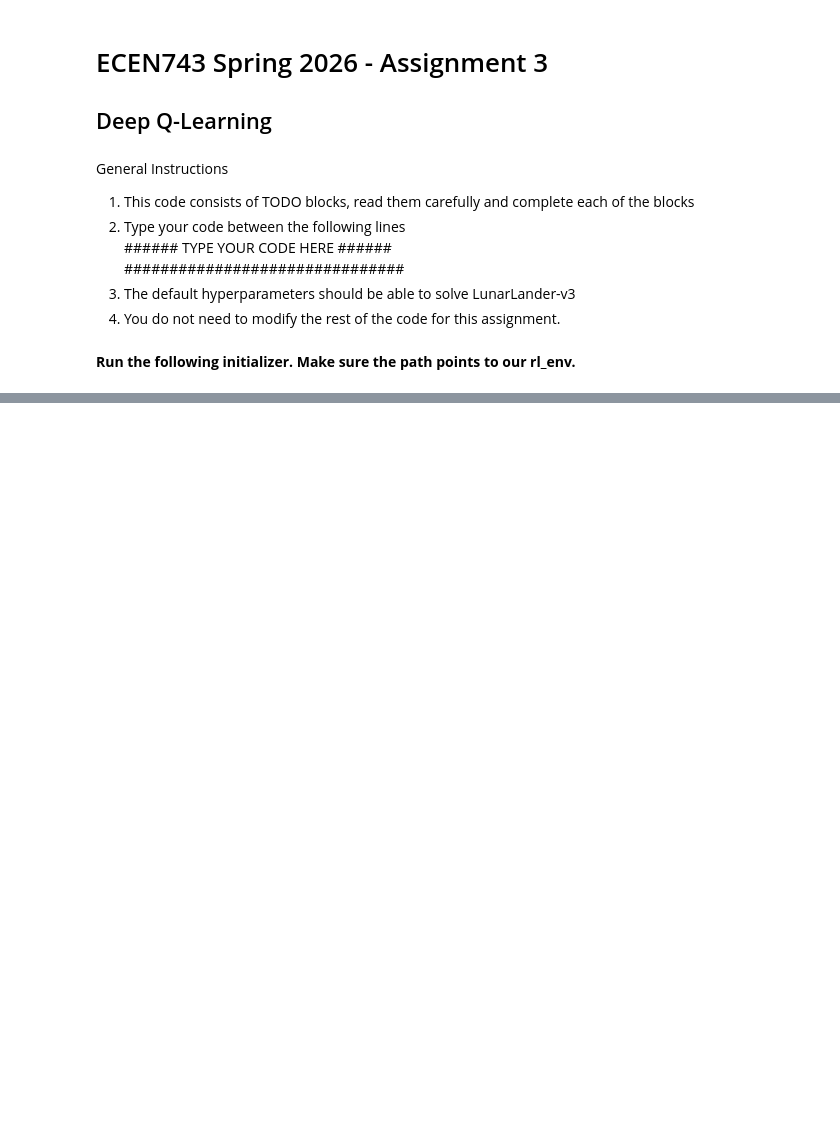
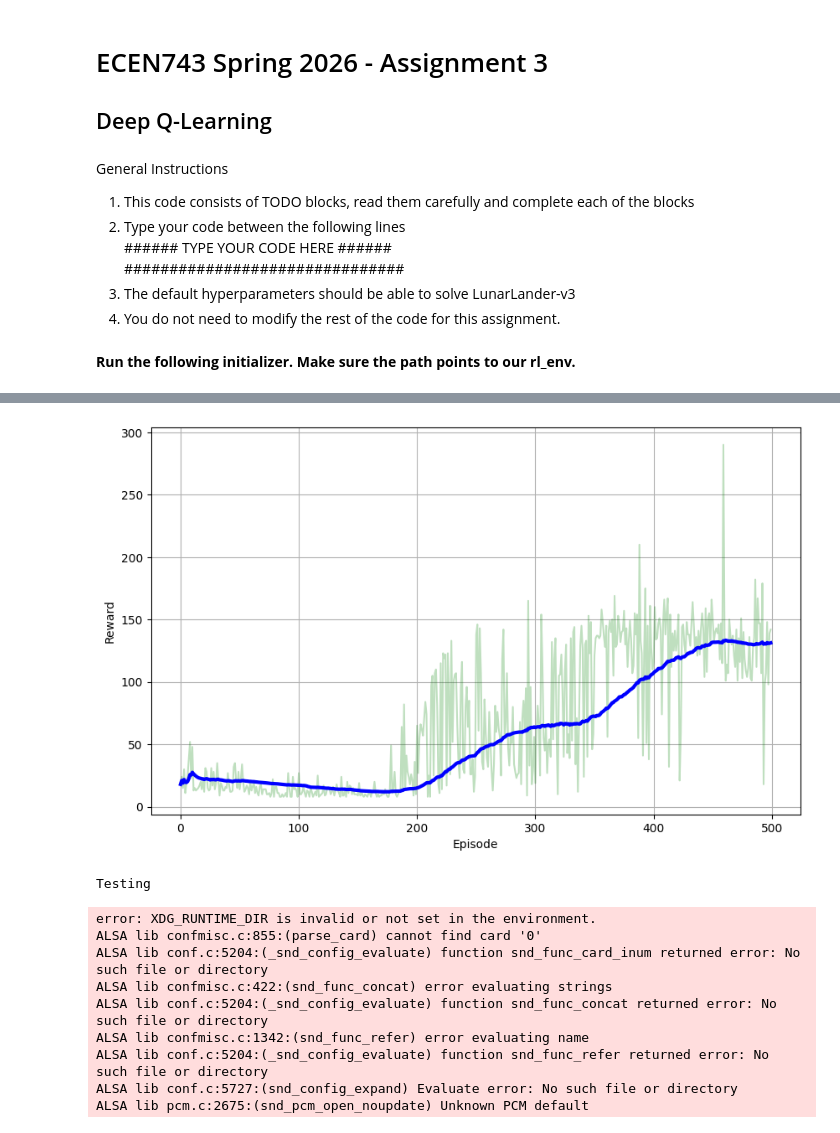
Before and after one commit to BrodyJordan/Courses, a Jupyter notebook: ecen-743_reinforcement_learning/assignments/homework-4/main.ipynb, the cells around one changed output, grey strips where cells are left out. Drawn from its saved outputs; the diff is of its cells as text; code cells hidden in the pictures; blank space fills up the shorter version.

```diff
--- a/ecen-743_reinforcement_learning/assignments/homework-4/main.ipynb
+++ b/ecen-743_reinforcement_learning/assignments/homework-4/main.ipynb
@@ -86,6 +91,7 @@ class EpsilonDecayer:
         and self.epsilon_end. Note that epsilon has been initialized to self.epsilon_start
         """
         ###### TYPE YOUR CODE HERE ######
+        self.epsilon = max(self.epsilon * self.epsilon_decay, self.epsilon_end)
         #################################
 # %%
 class QNetwork(nn.Module):
@@ -99,6 +105,9 @@ class QNetwork(nn.Module):
         4. The third (output) layer maps to action_dim, producing Q-values for each action.
         """
         ###### TYPE YOUR CODE HERE ######
+        self.input = nn.Linear(state_dim, 64)
+        self.hidden = nn.Linear(64, 64)
+        self.output = nn.Linear(64, action_dim)
         #################################
 
     def forward(self, state):
@@ -109,6 +118,9 @@ class QNetwork(nn.Module):
         3. The output layer directly produces Q-values without activation.
         """
         ###### TYPE YOUR CODE HERE ######
+        q = F.relu(self.input(state))
+        q = F.relu(self.hidden(q))
+        q = self.output(q)
         #################################
         return q
 # %%
@@ -238,6 +288,17 @@ def test_loop(agent, env_name, run_name, max_esp_len):
     2. Select an action using the agents policy with the appropriate exploration rate.
     """
     ###### TYPE YOUR CODE HERE ######
+    env = RecordVideo(env, video_folder=run_name)
+
+    state, _ = env.reset()
+    for _ in range(max_esp_len):
+        action = agent.select_action(state, epsilon=0.0)
+        s_t, reward, terminated, truncated, _ = env.step(action)
+        if (terminated or truncated):
+            break
+        state = s_t
+
+    env.close()
     #################################
 # %%
 args = argparse.Namespace(
@@ -287,0 +373,47 @@ test_loop(agent, args.env, args.run_name, args.max_esp_len)
+# %%
+args = argparse.Namespace(
+
+    run_name="dqn_cartpole",
+    env="CartPole-v1",                       # Gymnasium environment name
+    seed=0,                                     # sets Gym, PyTorch and Numpy seeds
+    n_episodes=500,                            # maximum number of training episodes
+    batch_size=64,                              # training batch size
+    discount=0.99,                              # discount factor
+    lr=5e-4,                                    # learning rate
+    tau=0.001,                                  # soft update of target network
+    max_size=int(1e5),                          # experience replay buffer length
+    update_freq=4,                              # update frequency of target network
+    gpu_index=0,	                            # GPU index
+    max_esp_len=500,                           # maximum steps in an episode
+
+    # exploration strategy
+    epsilon_start=1,                            # start value of epsilon
+    epsilon_end=0.01,                           # end value of epsilon
+    epsilon_decay=0.995,                        # decay value of epsilon
+
+    # additional arguments to create variations of q learning algorithm
+    replay_sample_type='experience',            # Type of sampling from replay buffer ('instant', 'experience')
+    no_target_net=False,                        # Flag to learn without target network
+    double_dqn=False                            # Flag to learn with double dqn
+
+)
+
+if args.double_dqn:
+        assert args.no_target_net is False, "Target Network is required for Double DQN"
+pprint(vars(args), indent=4, width=2)
+os.makedirs(args.run_name, exist_ok=True)
+
+# setting seeds
+torch.manual_seed(args.seed)
+np.random.seed(args.seed)
+random.seed(args.seed)
+
+# training agent
+agent, train_episode_rewards = train_loop(args)
+
+# plotting train rewards
+plot_rewards(train_episode_rewards, args.run_name)
+
+# testing agent
+test_loop(agent, args.env, args.run_name, args.max_esp_len)
+# %% [output]
@@ -287,0 +437,11 @@ test_loop(agent, args.env, args.run_name, args.max_esp_len)
+[figure, added]
+Testing
+error: XDG_RUNTIME_DIR is invalid or not set in the environment.
+ALSA lib confmisc.c:855:(parse_card) cannot find card '0'
+ALSA lib conf.c:5204:(_snd_config_evaluate) function snd_func_card_inum returned error: No such file or directory
+ALSA lib confmisc.c:422:(snd_func_concat) error evaluating strings
+ALSA lib conf.c:5204:(_snd_config_evaluate) function snd_func_concat returned error: No such file or directory
+ALSA lib confmisc.c:1342:(snd_func_refer) error evaluating name
+ALSA lib conf.c:5204:(_snd_config_evaluate) function snd_func_refer returned error: No such file or directory
+ALSA lib conf.c:5727:(snd_config_expand) Evaluate error: No such file or directory
+ALSA lib pcm.c:2675:(snd_pcm_open_noupdate) Unknown PCM default
```
Also changed, not shown: parts of 7 cells of this notebook, 4 other files.
